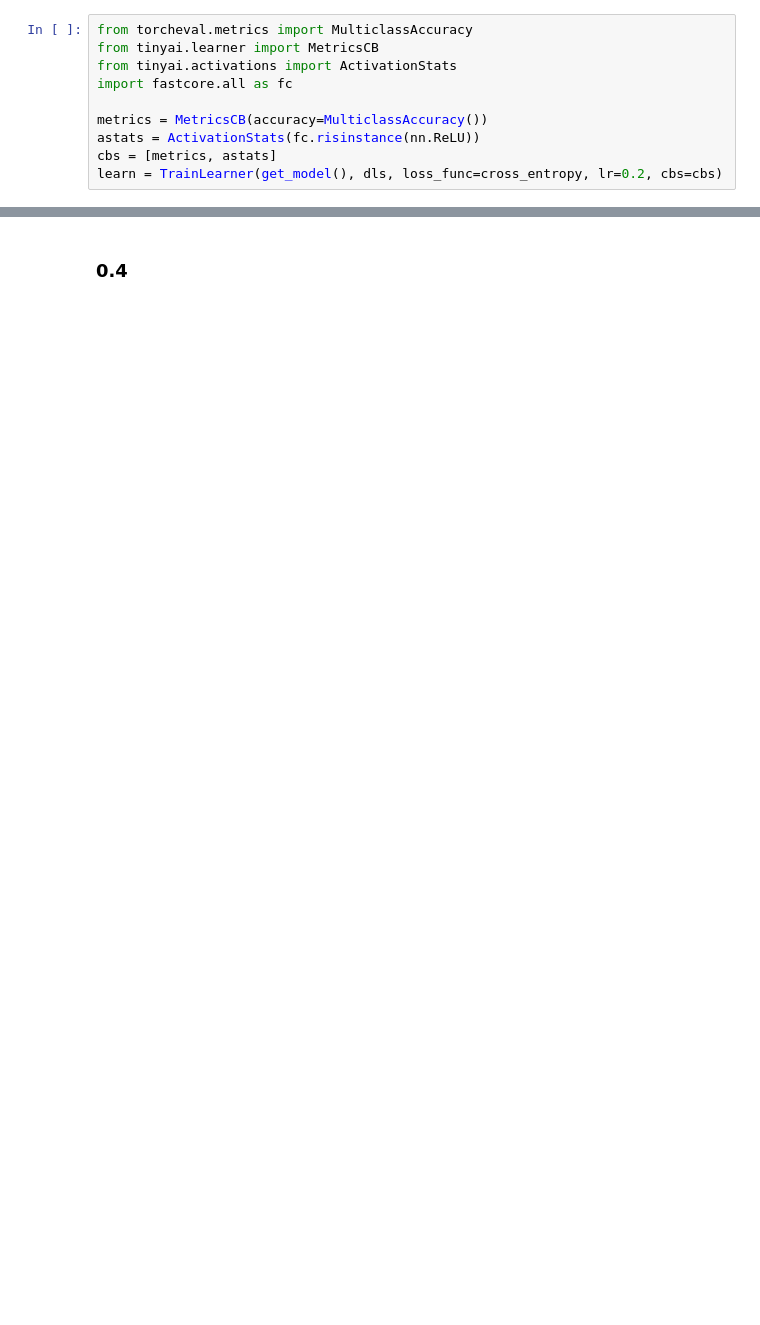
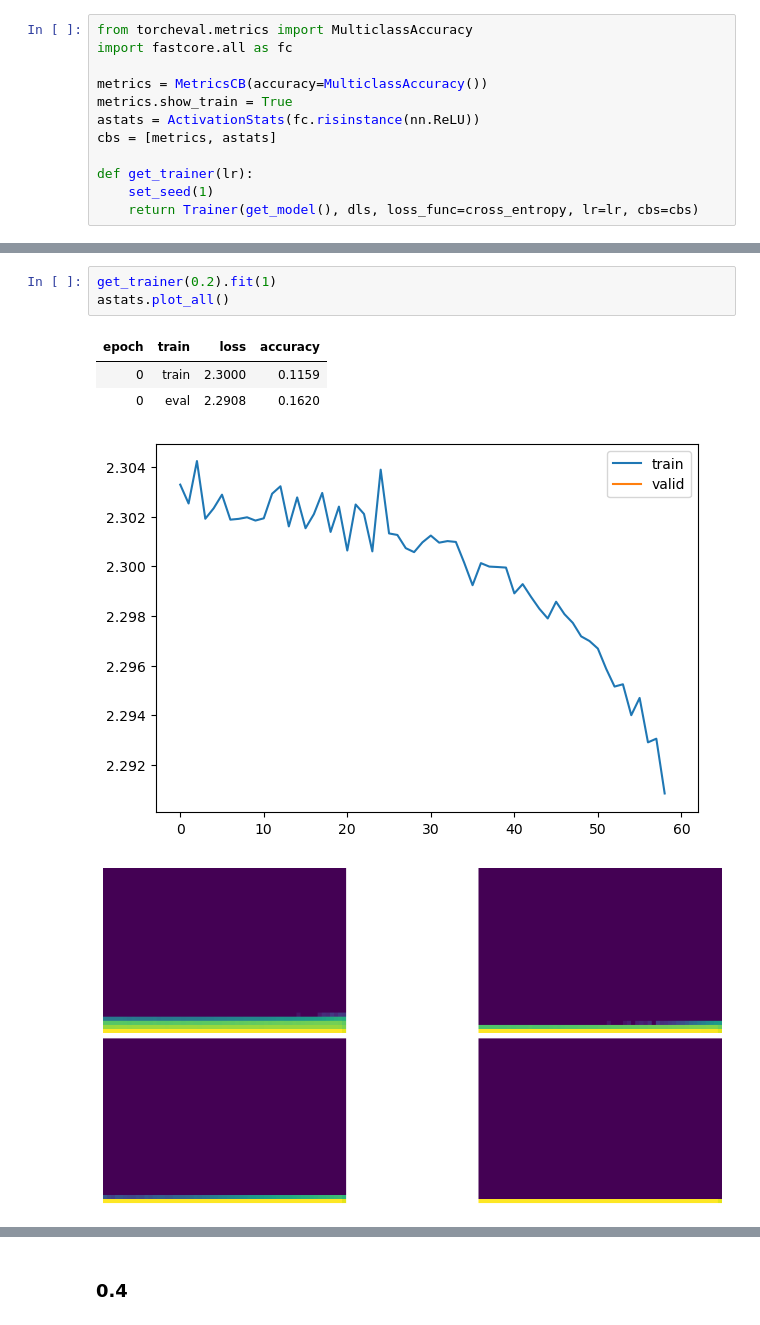
Before and after one commit to tom-pollak/tinyai, a Jupyter notebook: nbs/11_initalizing.ipynb, the cells around one changed output, grey strips where cells are left out. Drawn from its saved outputs; the diff is of its cells as text; blank space fills up the shorter version.

```diff
--- a/nbs/11_initalizing.ipynb
+++ b/nbs/11_initalizing.ipynb
@@ -51,10 +41,12 @@ learn.lr_find(gamma=1.1, start_lr=1e-2)
 # %%
 from torcheval.metrics import MulticlassAccuracy
-from tinyai.learner import MetricsCB
-from tinyai.activations import ActivationStats
 import fastcore.all as fc
 
 metrics = MetricsCB(accuracy=MulticlassAccuracy())
+metrics.show_train = True
 astats = ActivationStats(fc.risinstance(nn.ReLU))
 cbs = [metrics, astats]
-learn = TrainLearner(get_model(), dls, loss_func=cross_entropy, lr=0.2, cbs=cbs)
+
+def get_trainer(lr):
+    set_seed(1)
+    return Trainer(get_model(), dls, loss_func=cross_entropy, lr=lr, cbs=cbs)
@@ -72,0 +55,9 @@ clean_mem()
+# %%
+get_trainer(0.2).fit(1)
+astats.plot_all()
+# %% [output]
+| epoch | train | loss | accuracy |
+| 0 | train | 2.3000 | 0.1159 |
+| 0 | eval | 2.2908 | 0.1620 |
+[figure, added]
+[figure, added]
```
Also changed, not shown: parts of 43 cells of this notebook, 13 other files.
